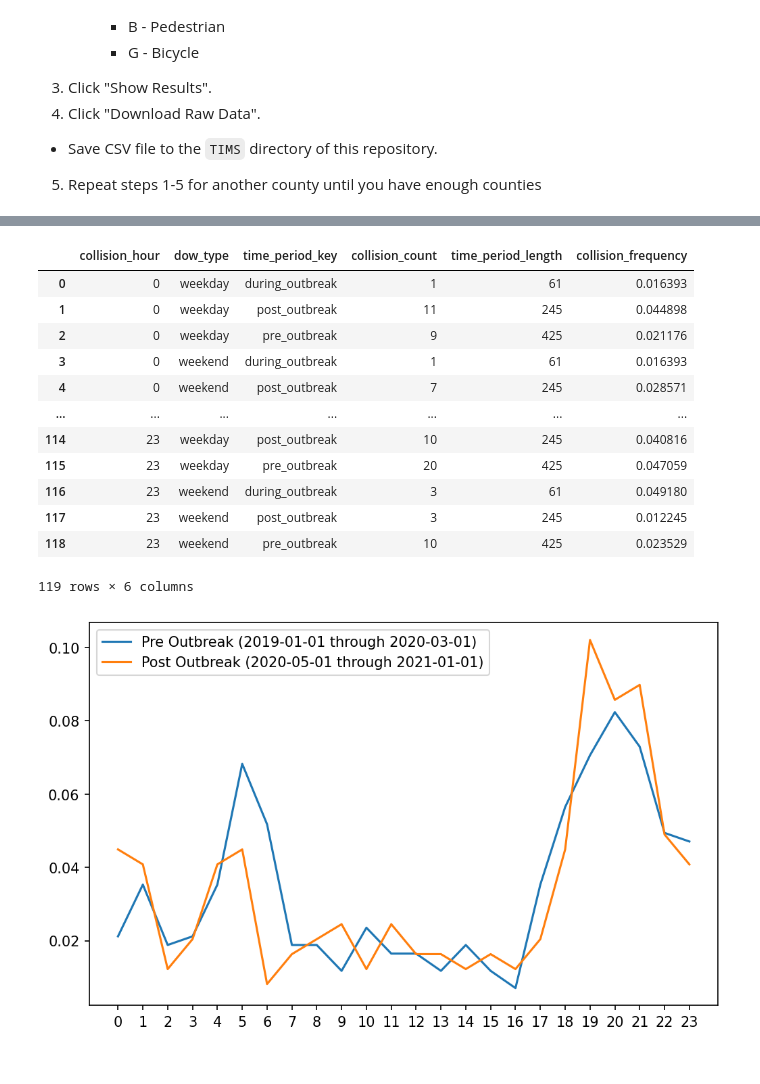
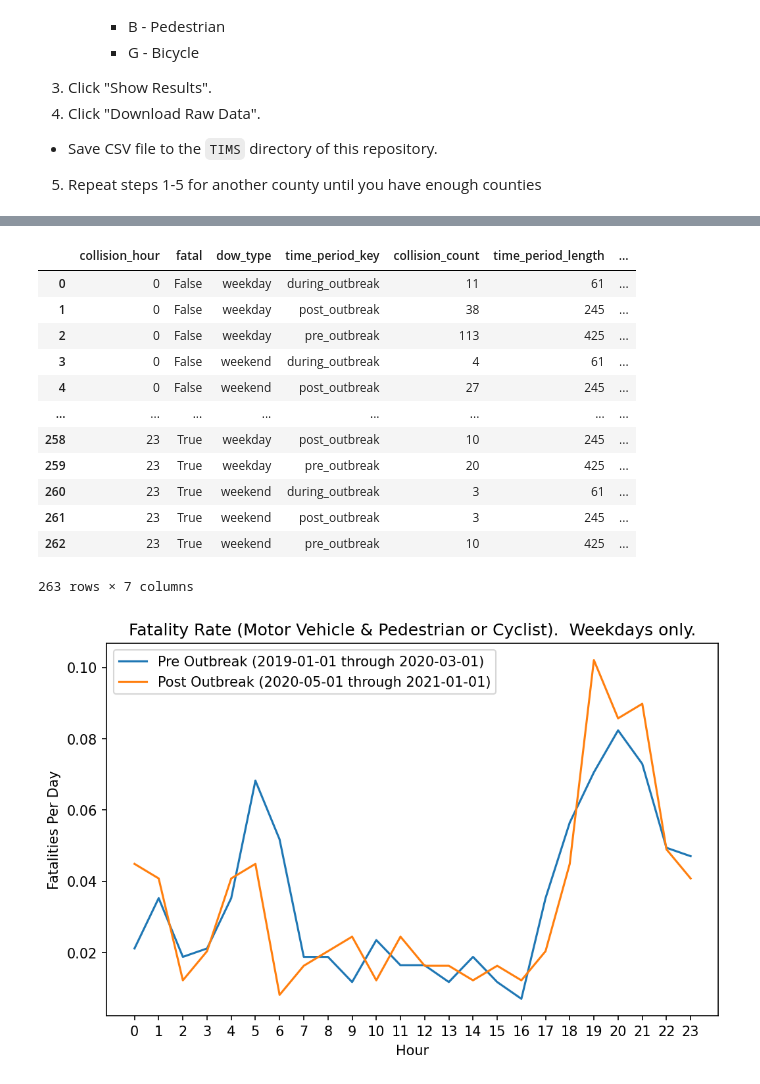
Before and after one commit to pwnage101/california-crash-analysis, a Jupyter notebook: CaliforniaCrashAnalysis.ipynb, the cells around one changed output, grey strips where cells are left out. Cells and saved outputs as stored; diff of their text form; code cells hidden in the pictures.

Commit message:
Split graph by fatal and non-fatal

```diff
--- a/CaliforniaCrashAnalysis.ipynb
+++ b/CaliforniaCrashAnalysis.ipynb
@@ -62,9 +62,9 @@ crashes_df.tail()
 import datetime
 import numpy as np
 
-# Filter the crashes to only ones with severity 1, which means it resulted in the death of
+# Identify crashes with severity 1, which means it resulted in the death of
 # the pedestrian or cyclist.
-crashes_df = crashes_df[(crashes_df["COLLISION_SEVERITY"] == 1)]
+crashes_df["fatal"] = crashes_df["COLLISION_SEVERITY"] == 1
 
 # The TIMS database provides a crash time as a sequence of 4 digits with the format "HHMM".
 # The hour and the minute is more useful to us in isolated form, so extract them here.
@@ -129,7 +129,7 @@ crashes_df.loc[crashes_df["collision_hour"] > 23, "collision_hour"] = \
 # %%
 # Do the actual bucketing of crashes by hour.
 crash_frequency_df = (
-    crashes_df.groupby(["collision_hour", "dow_type", "time_period_key"])["CASE_ID"]
+    crashes_df.groupby(["collision_hour", "fatal", "dow_type", "time_period_key"])["CASE_ID"]
               .count()
               .reset_index(name="collision_count")
 )
@@ -146,19 +146,19 @@ crash_frequency_df["collision_frequency"] = \
 
 crash_frequency_df
 # %% [output]
-|  | collision_hour | dow_type | time_period_key | collision_count | time_period_length | collision_frequency |
-| 0 | 0 | weekday | during_outbreak | 1 | 61 | 0.016393 |
-| 1 | 0 | weekday | post_outbreak | 11 | 245 | 0.044898 |
-| 2 | 0 | weekday | pre_outbreak | 9 | 425 | 0.021176 |
-| 3 | 0 | weekend | during_outbreak | 1 | 61 | 0.016393 |
-| 4 | 0 | weekend | post_outbreak | 7 | 245 | 0.028571 |
-| ... | ... | ... | ... | ... | ... | ... |
-| 114 | 23 | weekday | post_outbreak | 10 | 245 | 0.040816 |
-| 115 | 23 | weekday | pre_outbreak | 20 | 425 | 0.047059 |
-| 116 | 23 | weekend | during_outbreak | 3 | 61 | 0.049180 |
-| 117 | 23 | weekend | post_outbreak | 3 | 245 | 0.012245 |
-| 118 | 23 | weekend | pre_outbreak | 10 | 425 | 0.023529 |
+|  | collision_hour | fatal | dow_type | time_period_key | collision_count | time_period_length | ... |
+| 0 | 0 | False | weekday | during_outbreak | 11 | 61 | ... |
+| 1 | 0 | False | weekday | post_outbreak | 38 | 245 | ... |
+| 2 | 0 | False | weekday | pre_outbreak | 113 | 425 | ... |
+| 3 | 0 | False | weekend | during_outbreak | 4 | 61 | ... |
+| 4 | 0 | False | weekend | post_outbreak | 27 | 245 | ... |
+| ... | ... | ... | ... | ... | ... | ... | ... |
+| 258 | 23 | True | weekday | post_outbreak | 10 | 245 | ... |
+| 259 | 23 | True | weekday | pre_outbreak | 20 | 425 | ... |
+| 260 | 23 | True | weekend | during_outbreak | 3 | 61 | ... |
+| 261 | 23 | True | weekend | post_outbreak | 3 | 245 | ... |
+| 262 | 23 | True | weekend | pre_outbreak | 10 | 425 | ... |
-119 rows × 6 columns
+263 rows × 7 columns
 # %%
 import matplotlib.pyplot as plt
 
@@ -167,33 +167,38 @@ fig, ax = plt.subplots()
 # Plot pre-pandemic crashes vs. hour
 ax.plot(
     crash_frequency_df[
+            (crash_frequency_df.fatal) &
             (crash_frequency_df.dow_type == "weekday") &
             (crash_frequency_df.time_period_key == "pre_outbreak")
     ].set_index("collision_hour").collision_frequency,
     label=time_periods["pre_outbreak"]["display_name"],
 )
 
 #ax.plot(
 #    crash_frequency_df[
 #            (crash_frequency_df.dow_type == "weekday") &
 #            (crash_frequency_df.time_period_key == "during_outbreak")
 #    ].set_index("collision_hour").collision_frequency,
 #    label="During Outbreak",
 #)
 
 # Plot post-pandemic crashes vs. hour
 ax.plot(
     crash_frequency_df[
+            (crash_frequency_df.fatal) &
             (crash_frequency_df.dow_type == "weekday") &
             (crash_frequency_df.time_period_key == "post_outbreak")
     ].set_index("collision_hour").collision_frequency,
     label=time_periods["post_outbreak"]["display_name"],
 )
 
+plt.title("Fatality Rate (Motor Vehicle & Pedestrian or Cyclist).  Weekdays only.")
+plt.ylabel('Fatalities Per Day')
+plt.xlabel('Hour')
 ax.set_xticks(range(0, 24))
 legend = ax.legend(loc='upper left')
 fig.set_figwidth(8)
 fig.set_figheight(5)
 fig.set_dpi(150.0)
 # %% [output]
-[figure, old version]
+[figure, new version]
```
